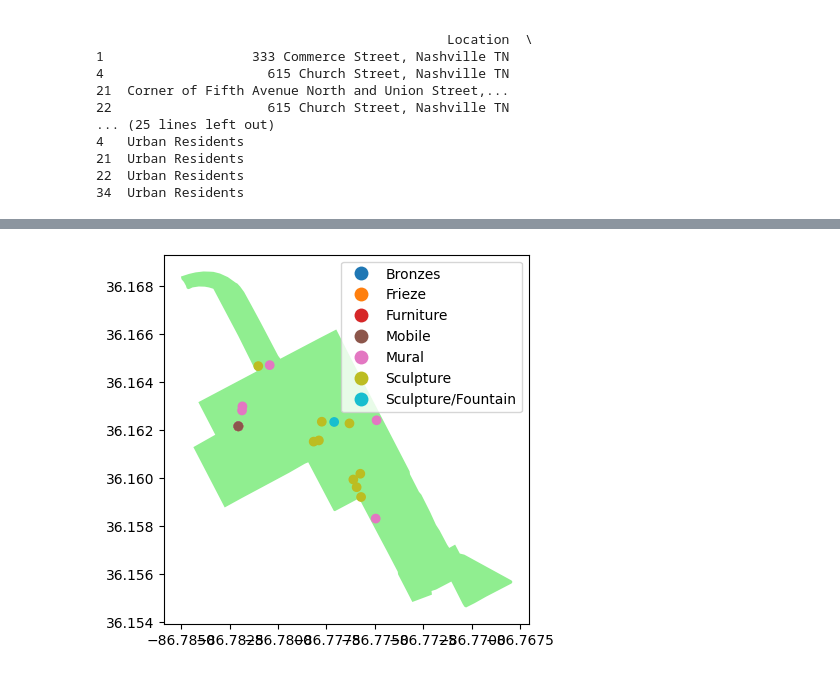
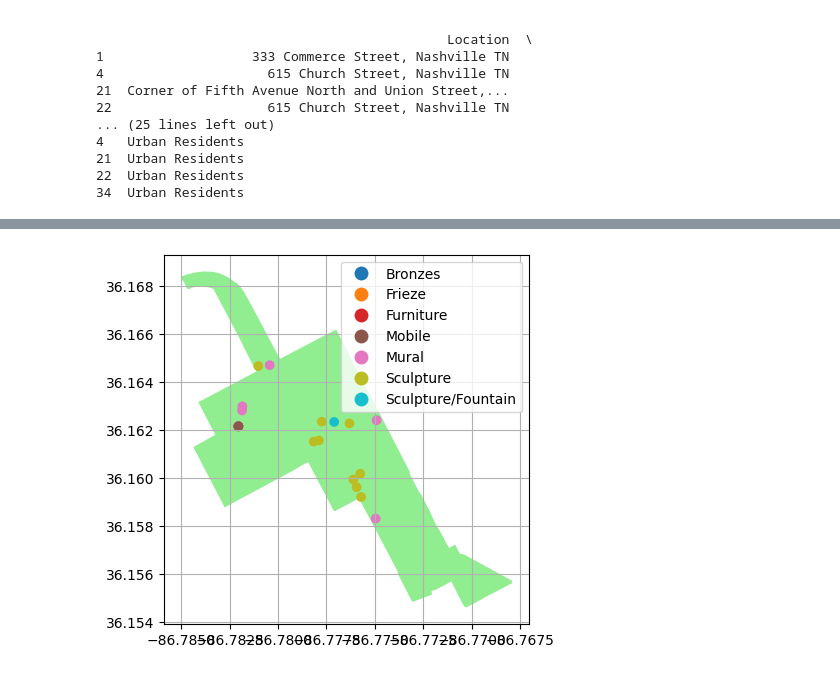
Before and after one commit to farvic/python-datascience, a Jupyter notebook: data-viz-track/visualizing geospatial data in python/chapter2-plotting-with-geojson.ipynb, the cells around one changed output, grey strips where cells are left out. Cells and saved outputs as stored; diff of their text form; code cells hidden in the pictures.

```diff
--- a/data-viz-track/visualizing geospatial data in python/chapter2-plotting-with-geojson.ipynb
+++ b/data-viz-track/visualizing geospatial data in python/chapter2-plotting-with-geojson.ipynb
@@ -129,15 +129,16 @@ Wedgewood Houston (SNAP)      1
 # %%
 # Create urban_art from neighborhood_art where the neighborhood name is Urban Residents
 urban_art = neighborhood_art.loc[neighborhood_art.name == "Urban Residents"]
 
 # Get just the Urban Residents neighborhood polygon and save it as urban_polygon
 urban_polygon = neighborhoods.loc[neighborhoods.name == "Urban Residents"]
 
 # Plot the urban_polygon as ax
 ax = urban_polygon.plot(color = 'lightgreen')
 
 # Add a plot of the urban_art and show it
 urban_art.plot( ax = ax, column = 'Type', legend = True, figsize = (10, 10))
+plt.grid()
 plt.show()
 # %% [output]
-[figure, old version]
+[figure, new version]
```
Also changed, not shown: 2 other files.
